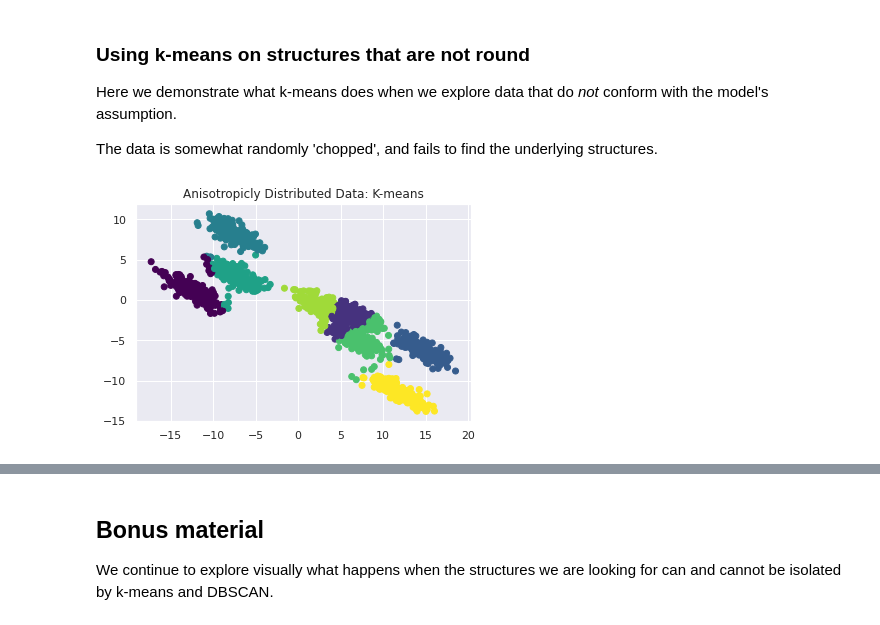
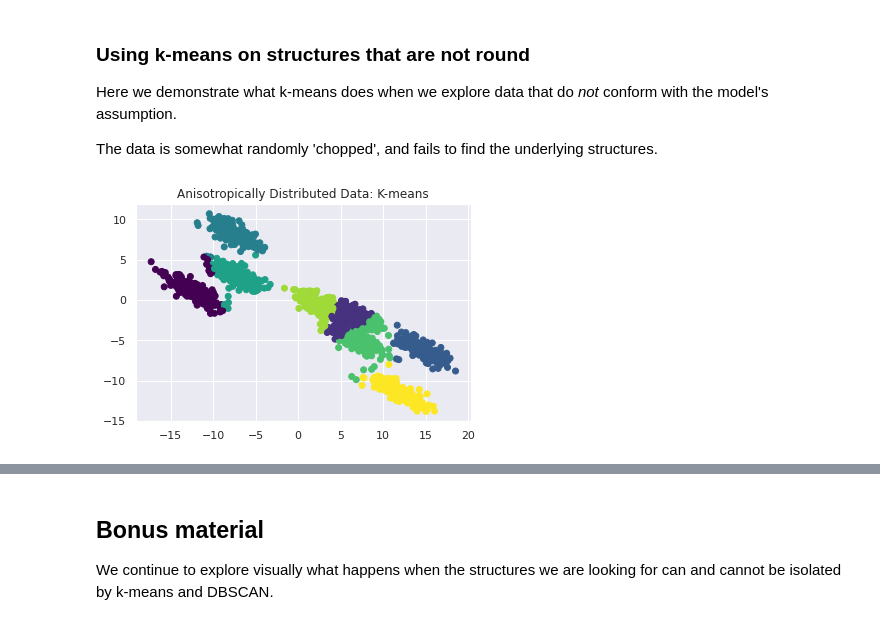
Before and after one commit to krosenfeld/parameterEstimation, a Jupyter notebook: parameterEstimationAndModelChoice.ipynb, the cells around one changed output, grey strips where cells are left out. Cells and saved outputs as stored; diff of their text form; code cells hidden in the pictures.

```diff
--- a/parameterEstimationAndModelChoice.ipynb
+++ b/parameterEstimationAndModelChoice.ipynb
@@ -186,9 +186,9 @@ The data is somewhat randomly 'chopped', and fails to find the underlying struct
 # %%
 cluster_guess=8
 
 y_pred = KMeans(n_clusters=cluster_guess, random_state=random_state).fit_predict(X_aniso)
 
 plt.scatter(X_aniso[:, 0], X_aniso[:, 1], c=y_pred, cmap='viridis')
-plt.title("Anisotropicly Distributed Data: K-means")
+plt.title("Anisotropically Distributed Data: K-means");
 # %% [output]
-[figure, old version]
+[figure, new version]
```
Also changed, not shown: parts of 8 cells of this notebook.
